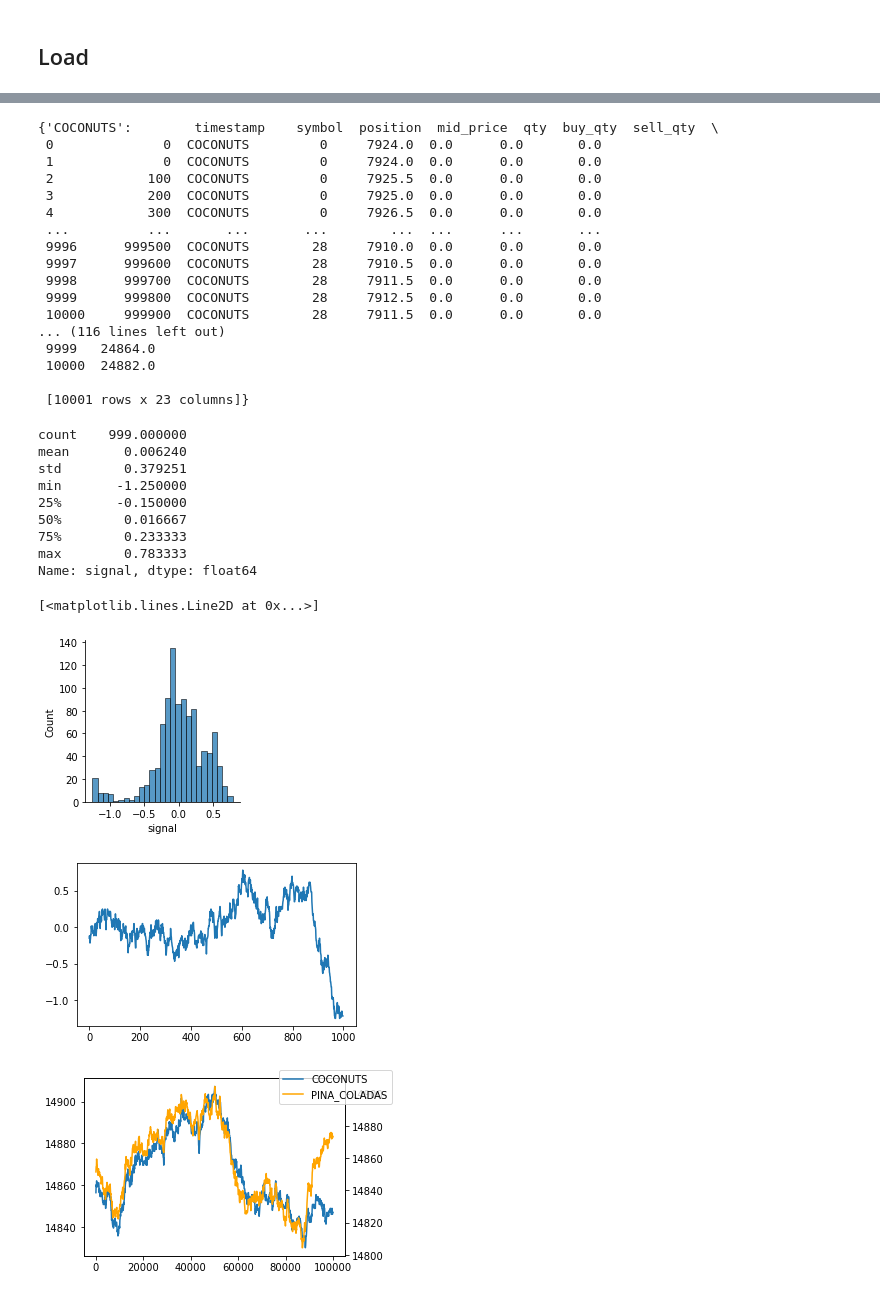
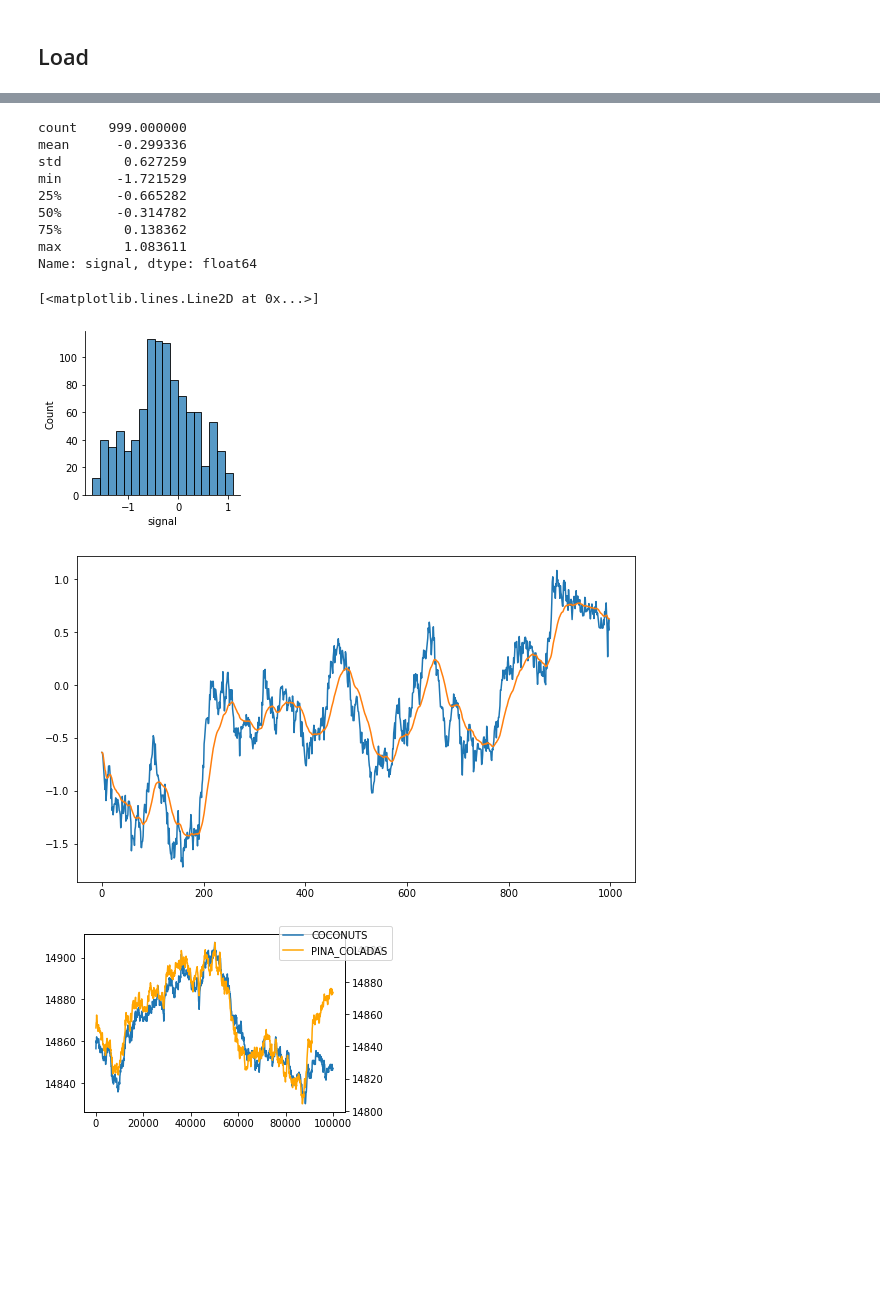
Before and after one commit to XiuLuoShen/imc_prosperity, a Jupyter notebook: Pairs.ipynb, the cells around one changed output, grey strips where cells are left out. Drawn from its saved outputs; the diff is of its cells as text; code cells hidden in the pictures; blank space fills up the shorter version.

Commit message:
Round 4 baseline with all algos working

```diff
--- a/Pairs.ipynb
+++ b/Pairs.ipynb
@@ -498,0 +549,6 @@ pair_data['signal'] = 100*(pair_data['mid_price_PINA_COLADAS']/pair_data['mid_pr
+# %%
+spread = (quote2['mid_price']-15/8*quote1['mid_price'])
+# start, end = 1000, 1250
+f, ax = plt.subplots(figsize=(10,6))
+ax.plot(spread[start:end])
+ax.hlines(y=0, xmin=start, xmax=end,color='black')
@@ -897,7 +956,11 @@ log_file = "backtest_logs/backtest.log"
 # log_file = "round3_logs/6bb4c7ed-464c-4d08-941c-5e9a07587e0e.log"
 # log_file = "round3_logs/" + "086a8d22-ca6f-4fac-bb71-5c53245c09f1.log"
 
-SYMBOLS = ['COCONUTS','PINA_COLADAS']
+log_file = "round4_logs/" + "26851424-784c-4c91-a593-7ddb4384245b.log"
+
+# log_file = "round4_logs/" + "a66ed35d-6077-42c1-943e-6eaf0a3a0547.log"
+# log_file = "round4_logs/" + "a1d19ceb-b02e-4847-a62f-942f85bb5317.log"
+log_file = "round4_logs/" + "26862413-6caf-4835-8b5b-940330295216.log"
 
 dfs = load_data_from_log(log_file, True)
 trading_simulation_summary(dfs)
@@ -918,22 +981,2 @@ Total PnL=36799.0
-# %%
-dfs['positions']
-# %% [output]
-{'COCONUTS':        timestamp    symbol  position  mid_price  qty  buy_qty  sell_qty  \
- 0              0  COCONUTS         0     7924.0  0.0      0.0       0.0
- 1              0  COCONUTS         0     7924.0  0.0      0.0       0.0
- 2            100  COCONUTS         0     7925.5  0.0      0.0       0.0
- 3            200  COCONUTS         0     7925.0  0.0      0.0       0.0
- 4            300  COCONUTS         0     7926.5  0.0      0.0       0.0
- ...          ...       ...       ...        ...  ...      ...       ...
- 9996      999500  COCONUTS        28     7910.0  0.0      0.0       0.0
- 9997      999600  COCONUTS        28     7910.5  0.0      0.0       0.0
- 9998      999700  COCONUTS        28     7911.5  0.0      0.0       0.0
- 9999      999800  COCONUTS        28     7912.5  0.0      0.0       0.0
- 10000     999900  COCONUTS        28     7911.5  0.0      0.0       0.0
-... (116 lines left out)
- 9999   24864.0
- 10000  24882.0
-
- [10001 rows x 23 columns]}
 # %%
 sym1, sym2 = 'COCONUTS','PINA_COLADAS'
@@ -941,29 +983,29 @@ sym1, sym2 = 'COCONUTS','PINA_COLADAS'
 backtest_quote1 = dfs['quote'][sym1]
 backtest_quote2 = dfs['quote'][sym2]
 # %%
-# px_ratio = 100*(backtest_quote2['mid_price']/backtest_quote1['mid_price']-15/8)*2.25
-# px_ratio = 100*(quote2['mid_price']/(quote1['mid_price']+7000)-1)
-px_ratio = ((backtest_quote2['mid_price']-15000)-2*(backtest_quote1['mid_price']-8000))/(-30)
+px_ratio = -400*(backtest_quote2['mid_price']/backtest_quote1['mid_price']-15/8)
+signal = px_ratio.rename('signal')
+lag = signal.ewm(20, min_periods=0).mean()
 
-signal = px_ratio.rename('signal')
 print(signal.describe())
 sns.displot(signal,height=3)
 
-f, ax = plt.subplots(figsize=(5,3))
+f, ax = plt.subplots(figsize=(10,6))
 ax.plot(signal)
+ax.plot(lag)
 # %% [output]
 count    999.000000
-mean       0.006240
-std        0.379251
-min       -1.250000
-25%       -0.150000
-50%        0.016667
-75%        0.233333
-max        0.783333
+mean      -0.299336
+std        0.627259
+min       -1.721529
+25%       -0.665282
+50%       -0.314782
+75%        0.138362
+max        1.083611
 Name: signal, dtype: float64
 [<matplotlib.lines.Line2D at 0x...>]
-[figure, old version]
+[figure, new version]
-[figure, old version]
+[figure, new version]
 # %%
 col = 'fair_price'
 backtest_quote1['fair_price'] = backtest_quote1['mid_price']*15/8
```
Also changed, not shown: parts of 21 cells of this notebook, 5 other files.
